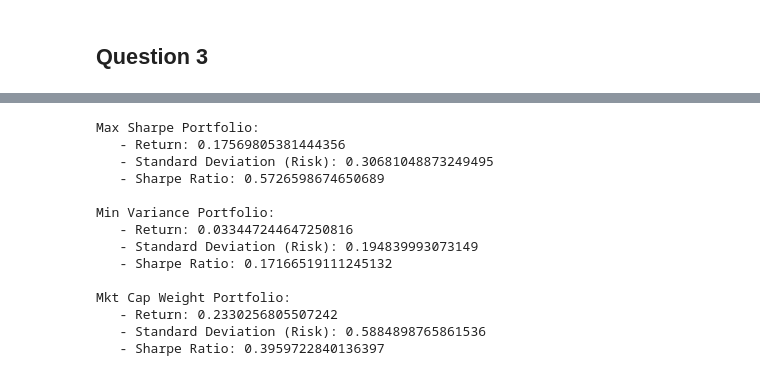
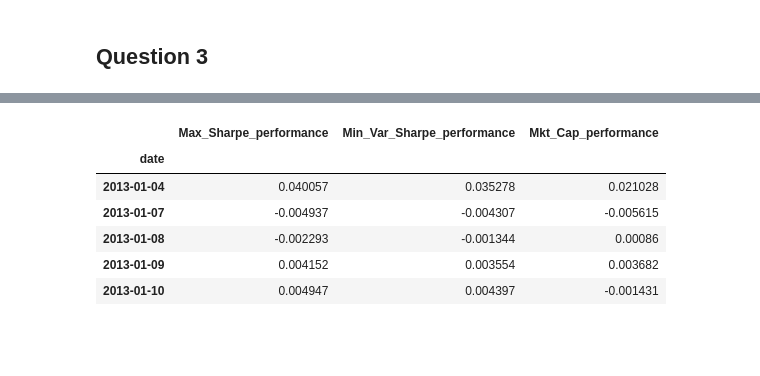
Before and after one commit to Asset-Allocation-Group-14/Assignment-1, a Jupyter notebook: Assignment 1/assignment_1.ipynb, the cells around one changed output, grey strips where cells are left out. Cells and saved outputs as stored; diff of their text form; code cells hidden in the pictures; blank space fills up the shorter version.

```diff
--- a/Assignment 1/assignment_1.ipynb
+++ b/Assignment 1/assignment_1.ipynb
@@ -188,17 +263,10 @@ plt.show()
-# %%
-evaluate_strategies(portfolio_data)
-# %% [output]
-Max Sharpe Portfolio:
-   - Return: 0.17569805381444356
-   - Standard Deviation (Risk): 0.30681048873249495
-   - Sharpe Ratio: 0.5726598674650689
-
-Min Variance Portfolio:
-   - Return: 0.033447244647250816
-   - Standard Deviation (Risk): 0.194839993073149
-   - Sharpe Ratio: 0.17166519111245132
-
-Mkt Cap Weight Portfolio:
-   - Return: 0.2330256805507242
-   - Standard Deviation (Risk): 0.5884898765861536
-   - Sharpe Ratio: 0.3959722840136397
+# %%
+portfolio_data.head()
+# %% [output]
+|  | Max_Sharpe_performance | Min_Var_Sharpe_performance | Mkt_Cap_performance |
+| date |  |  |  |
+| 2013-01-04 | 0.040057 | 0.035278 | 0.021028 |
+| 2013-01-07 | -0.004937 | -0.004307 | -0.005615 |
+| 2013-01-08 | -0.002293 | -0.001344 | 0.00086 |
+| 2013-01-09 | 0.004152 | 0.003554 | 0.003682 |
+| 2013-01-10 | 0.004947 | 0.004397 | -0.001431 |
```
Also changed, not shown: parts of 14 cells of this notebook, 2 other files.
